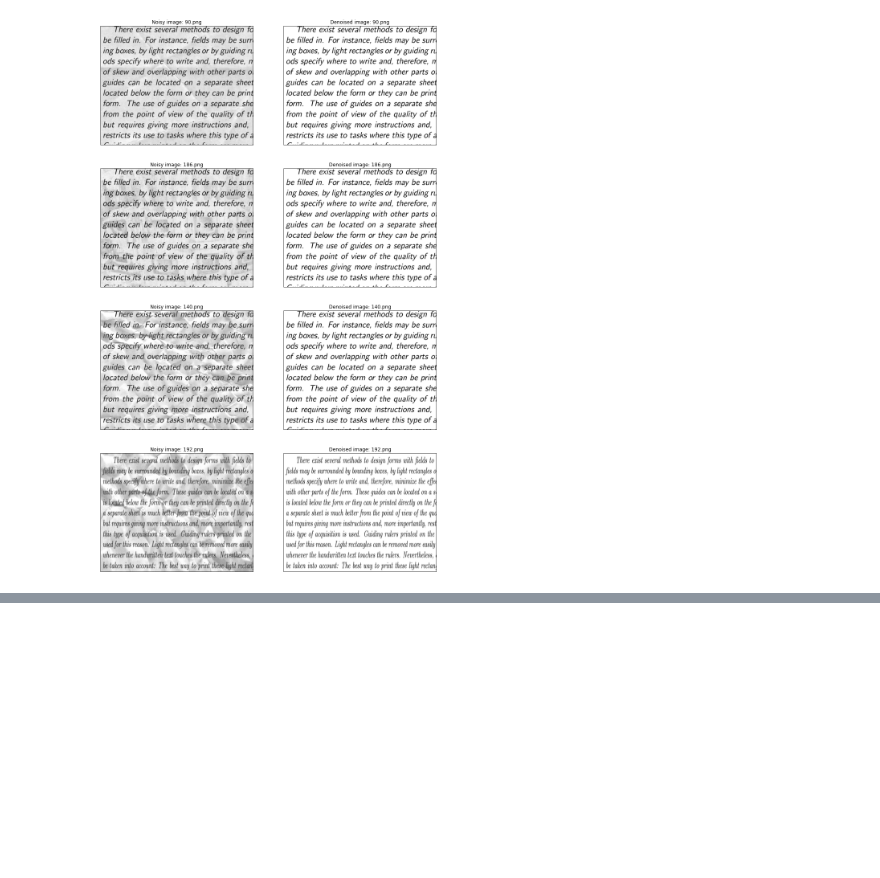
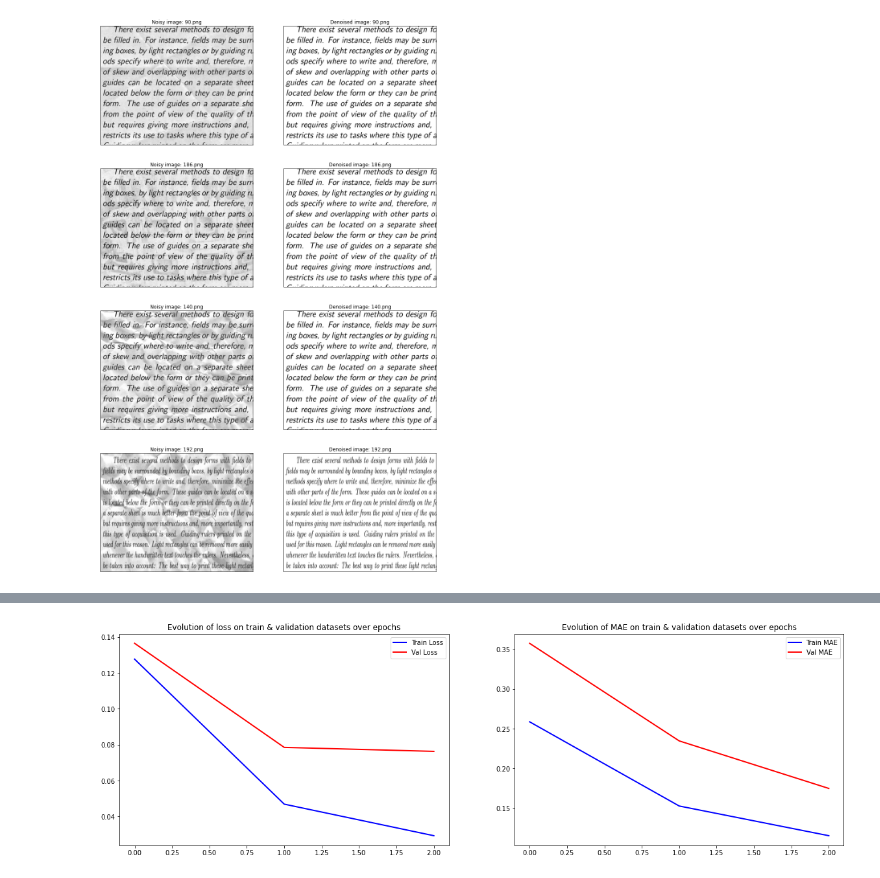
Before and after one commit to dsankush/Image-Denoising, a Jupyter notebook: image_denoising.ipynb, the cells around one changed output, grey strips where cells are left out. Cells and saved outputs as stored; diff of their text form; code cells hidden in the pictures; blank space fills up the shorter version.

```diff
--- a/image_denoising.ipynb
+++ b/image_denoising.ipynb
@@ -124,0 +198,20 @@ plt.show()
+# %%
+model_weights_file_path = "Best_model_weights.hdf5"
+# %%
+from keras.callbacks import ModelCheckpoint, EarlyStopping, ReduceLROnPlateau
+
+checkpoint = ModelCheckpoint(filepath=model_weights_file_path, monitor="val_loss", verbose=1, save_best_only=True, mode="min", save_weights_only=True)
+es = EarlyStopping(monitor="val_loss", mode="min", verbose=1, patience=20)
+lr_reduce = ReduceLROnPlateau(monitor='val_loss', factor=0.5, patience=10, verbose=0, mode='min', min_delta=0.0001, cooldown=0, min_lr=0)
+# %%
+callbacks=[checkpoint, es, lr_reduce]
+
+epochs=3
+batch_size=8
+# %%
+history = model.fit(X_train, y_train,
+                    validation_data = (X_val, y_val),
+                    epochs=epochs,
+                    batch_size=batch_size,
+                    verbose=1,
+                    callbacks=callbacks)
@@ -124,0 +228,22 @@ plt.show()
+# %%
+epoch_loss = history.history['loss']
+epoch_val_loss = history.history['val_loss']
+epoch_mae = history.history['mae']
+epoch_val_mae = history.history['val_mae']
+
+plt.figure(figsize=(20,6))
+plt.subplot(1,2,1)
+plt.plot(range(0,len(epoch_loss)), epoch_loss, 'b-', linewidth=2, label='Train Loss')
+plt.plot(range(0,len(epoch_val_loss)), epoch_val_loss, 'r-', linewidth=2, label='Val Loss')
+plt.title('Evolution of loss on train & validation datasets over epochs')
+plt.legend(loc='best')
+
+plt.subplot(1,2,2)
+plt.plot(range(0,len(epoch_mae)), epoch_mae, 'b-', linewidth=2, label='Train MAE')
+plt.plot(range(0,len(epoch_val_mae)), epoch_val_mae, 'r-', linewidth=2,label='Val MAE')
+plt.title('Evolution of MAE on train & validation datasets over epochs')
+plt.legend(loc='best')
+
+plt.show()
+# %% [output]
+[figure, added]
```
Also changed, not shown: parts of 9 cells of this notebook.
